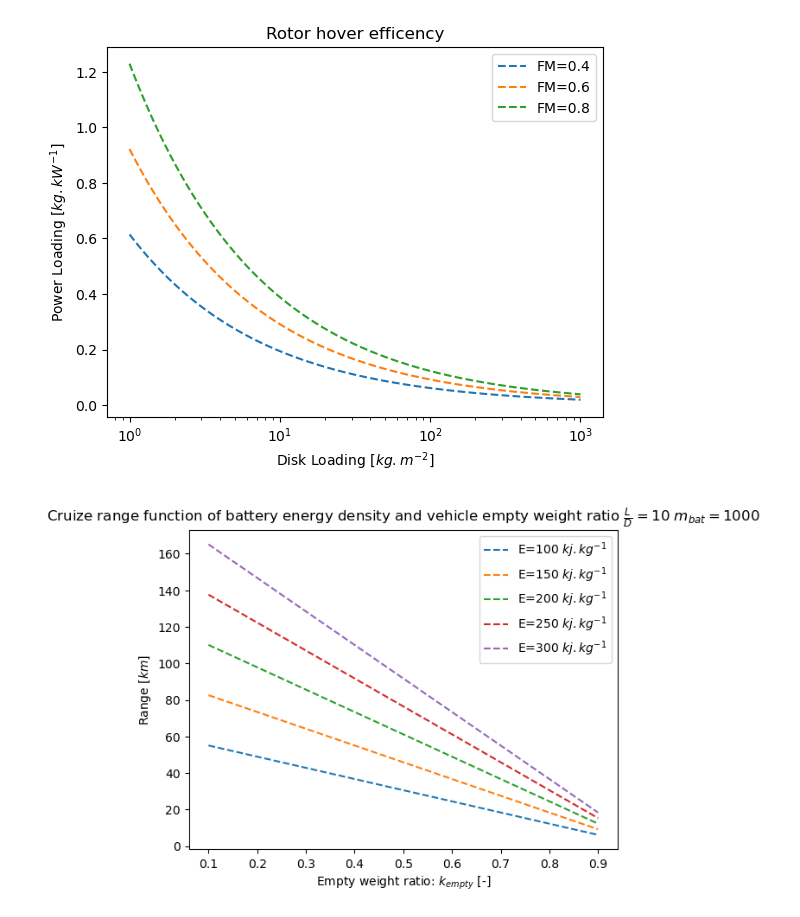
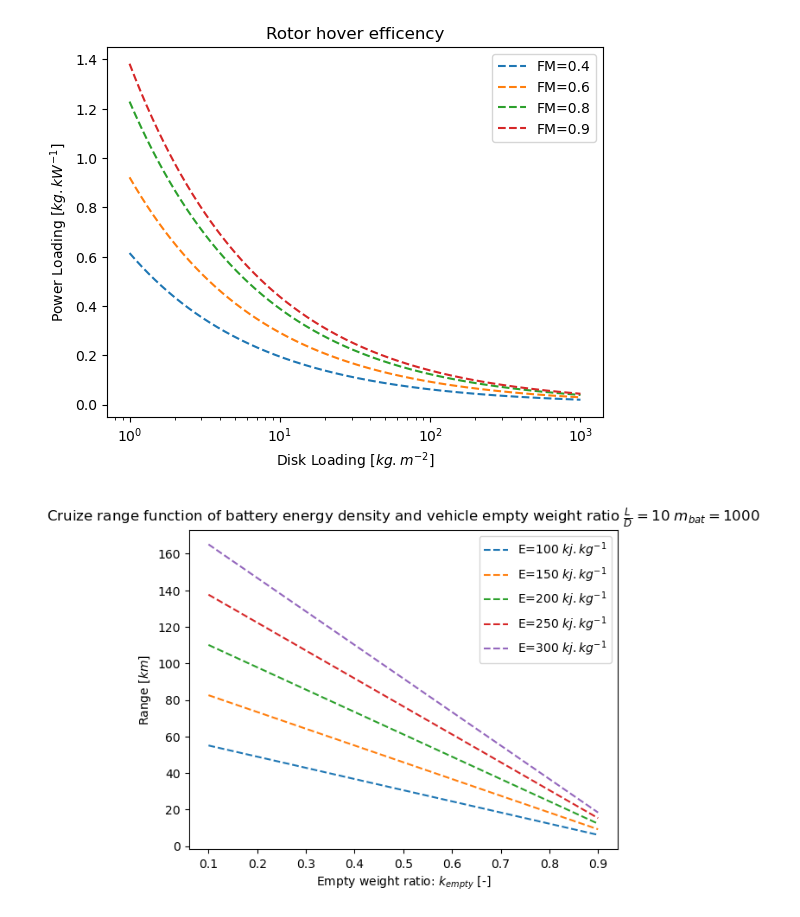
Before and after one commit to clementnardari/Sizing_eVTOL, a Jupyter notebook: Design.ipynb, the cells around one changed output. Drawn from its saved outputs; the diff is of its cells as text; code cells hidden in the pictures.

```diff
--- a/Design.ipynb
+++ b/Design.ipynb
@@ -53,23 +53,25 @@ def Cp(Ct,k,sigma,Cd0):
 # %%
 x0=np.linspace(1,1000,1000000)
 func=np.vectorize(PowerLoading)
 y0=func(0.4,x0)
 y1=func(0.6,x0)
 y2=func(0.8,x0)
+y3=func(0.9,x0)
 
 f0 = interp1d(x0, y0, kind='quadratic')
 f1 = interp1d(x0, y1, kind='quadratic')
 f2 = interp1d(x0, y2, kind='quadratic')
+f3 = interp1d(x0, y3, kind='quadratic')
 
-plt.plot(x0 , f0(x0), '--', x0 , f1(x0) , '--', x0, f2(x0), '--')
-plt.legend(['FM=0.4','FM=0.6','FM=0.8'], loc='best')
+plt.plot(x0 , f0(x0), '--', x0 , f1(x0) , '--', x0, f2(x0), '--', x0, f3(x0), '--')
+plt.legend(['FM=0.4','FM=0.6','FM=0.8','FM=0.9'], loc='best')
 plt.xlabel(r'Disk Loading [$kg.m^{-2}$]')
 plt.ylabel(r'Power Loading [$kg.kW^{-1}$]')
 plt.xscale("log")
 plt.title('Rotor hover efficency')
 plt.show()
 # %% [output]
-[figure, old version]
+[figure, new version]
 # %%
 x0=np.linspace(0.1,0.9,9)
 
```
Also changed, not shown: parts of 4 cells of this notebook.
